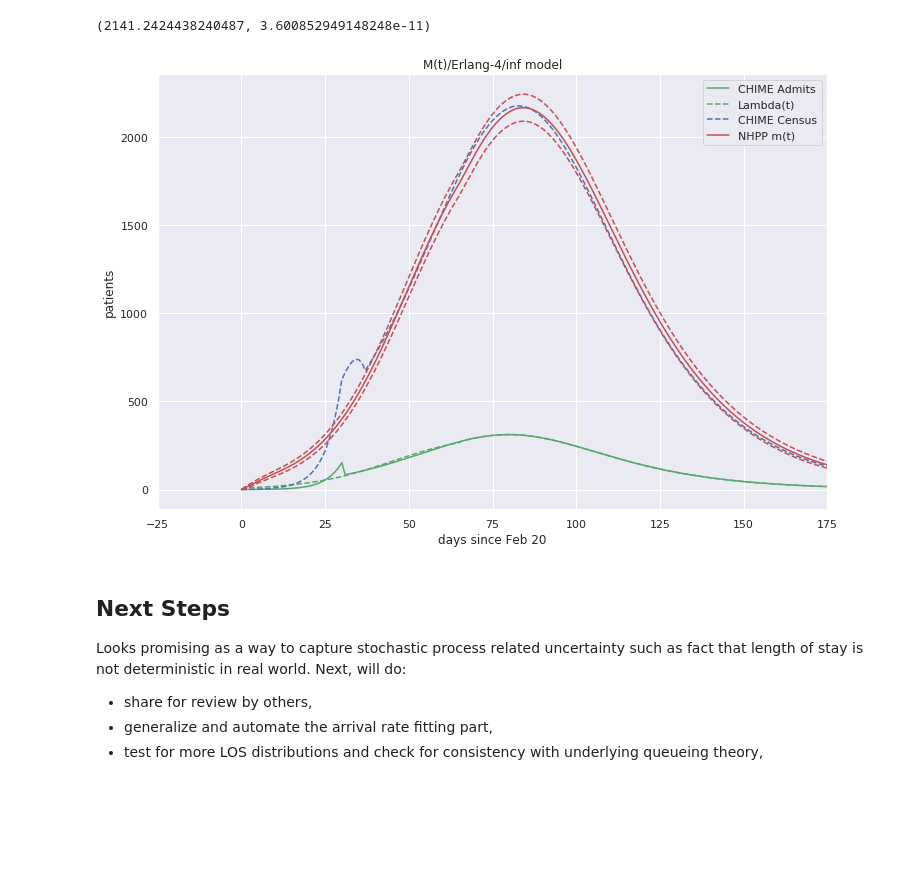
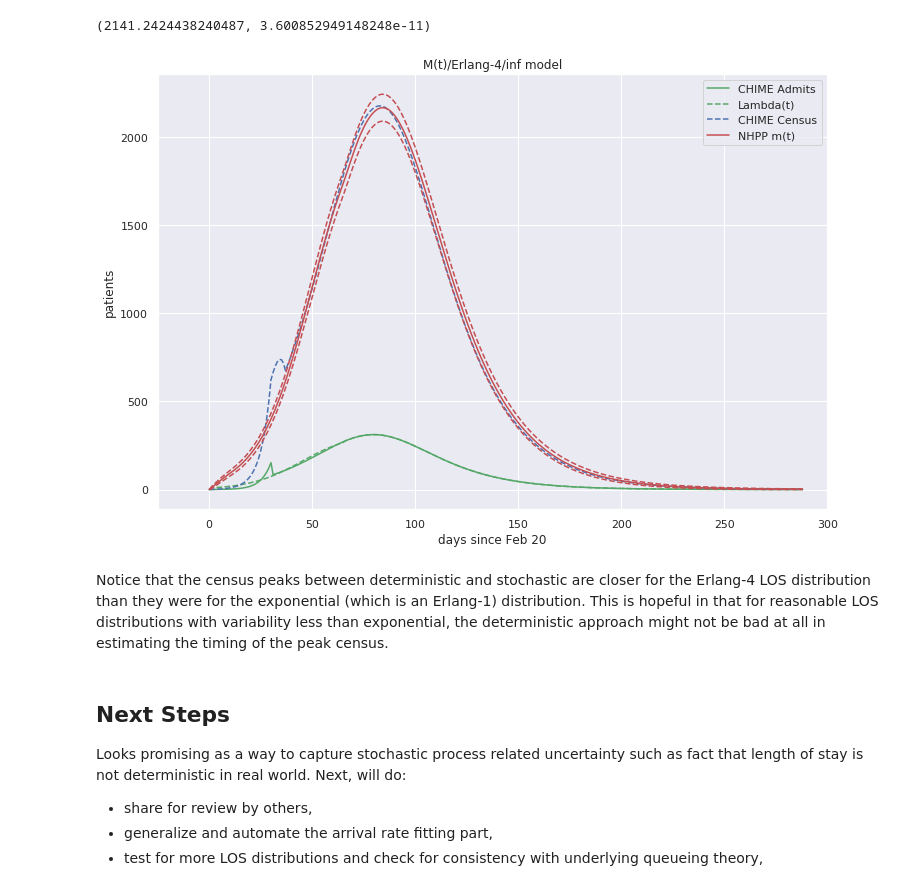
Before and after one commit to misken/c19, a Jupyter notebook: mychime/modeling/chime_flow_resources_p2.ipynb, the cells around one changed output. Drawn from its saved outputs; the diff is of its cells as text; code cells hidden in the pictures; blank space fills up the shorter version.

```diff
--- a/mychime/modeling/chime_flow_resources_p2.ipynb
+++ b/mychime/modeling/chime_flow_resources_p2.ipynb
@@ -896,25 +906,28 @@ y_p95_erlang = np.array([census_pctile(m, 0.95) for m in y_mv_erlang])
 # %%
 plt.figure(figsize=(12,8))
 plt.title("M(t)/Erlang-4/inf model")
 plt.plot(x, y_admits, 'g-', label="CHIME Admits")
 plt.plot(x, y_lambda, 'g--', label="Lambda(t)")
 plt.plot(x, y_census, 'b--', label="CHIME Census")
 plt.plot(x, y_mv_erlang, 'r-', label="NHPP m(t)")
 plt.plot(x, y_p05_erlang, 'r--')
 plt.plot(x, y_p95_erlang, 'r--')
 plt.xlabel('days since Feb 20')
 plt.ylabel('patients')
 # plt.axvline(admit_peak, color = 'g')
 # plt.axvline(census_peak, color = 'b')
 # plt.axvline(mv_peak, color = 'r')
-plt.xlim(-25, 175)
+plt.xlim(-25, 300)
 # plt.text(-20,2100, lag1_txt)
 # plt.text(-20,1900, lag2_txt)
 # plt.text(-20,1700, diff_txt)
 plt.legend()
+plt.savefig('m_erlang4_inf_w_pctiles.png')
 plt.show()
 # %% [output]
-[figure, old version]
+[figure, new version]
+# %% [markdown]
+Notice that the census peaks between deterministic and stochastic are closer for the Erlang-4 LOS distribution than they were for the exponential (which is an Erlang-1) distribution. This is hopeful in that for reasonable LOS distributions with variability less than exponential, the deterministic approach might not be bad at all in estimating the timing of the peak census.
 # %% [markdown]
 ## Next Steps
 Looks promising as a way to capture stochastic process related uncertainty such as fact that length of stay is not deterministic in real world. Next, will do:
```
Also changed, not shown: parts of 11 cells of this notebook, 1 other file.
